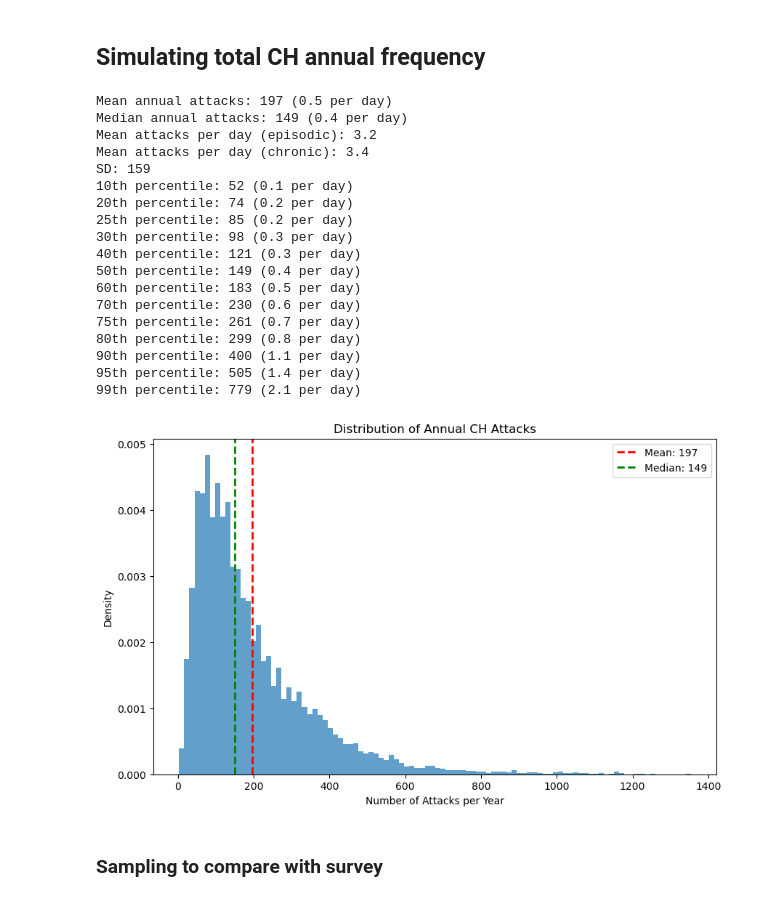
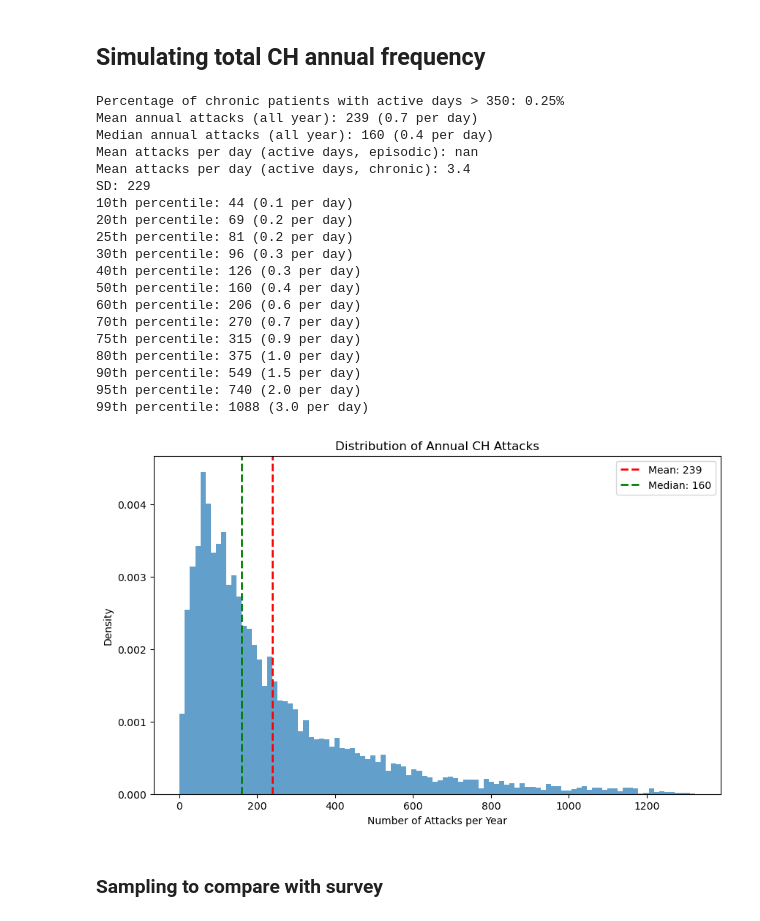
Before and after one commit to aph-research/cluster-headaches, a Jupyter notebook: Cluster headache full model.ipynb, the cells around one changed output. Cells and saved outputs as stored; diff of their text form; code cells hidden in the pictures.

```diff
--- a/Cluster headache full model.ipynb
+++ b/Cluster headache full model.ipynb
@@ -22,7 +22,7 @@ world_adult_population = 5_728_759_000
 total_ch_sufferers = world_adult_population * annual_prevalence # Estimated global CH sufferers
 
 # Define the proportions for each group
-prop_episodic = 0.80
+prop_episodic = 0
 prop_chronic = 1 - prop_episodic
 prop_treated = 0.48
 prop_untreated = 1 - prop_treated
@@ -364,6 +364,7 @@ def simulate_annual_attacks(n_simulations=10000):
     annual_attacks = []
     attacks_per_day_episodic = []
     attacks_per_day_chronic = []
+    chronic_active_days = []
 
     # Prepare parameters for vectorized operations
     is_episodic = np.random.random(n_simulations) < prop_episodic
@@ -395,6 +396,7 @@ def simulate_annual_attacks(n_simulations=10000):
 
         else:  # Chronic
             active_days = generate_chronic_active_days()
+            chronic_active_days.append(active_days)
 
             # Generate attacks for all days at once
             if is_treated[i]:
@@ -407,60 +409,63 @@ def simulate_annual_attacks(n_simulations=10000):
 
         annual_attacks.append(total_attacks)
 
-    return np.array(annual_attacks), np.array(attacks_per_day_episodic), np.array(attacks_per_day_chronic)
+    return np.array(annual_attacks), np.array(attacks_per_day_episodic), np.array(attacks_per_day_chronic), chronic_active_days
 
 # Run the simulation
-annual_attack_distribution, attacks_per_day_episodic, attacks_per_day_chronic = simulate_annual_attacks()
+annual_attack_distribution, attacks_per_day_episodic, attacks_per_day_chronic, chronic_active_days = simulate_annual_attacks()
 
 # Calculate statistics
 mean_attacks = np.mean(annual_attack_distribution)
 median_attacks = np.median(annual_attack_distribution)
 std_attacks = np.std(annual_attack_distribution)
 mean_attacks_per_day_episodic = np.mean(attacks_per_day_episodic)
 mean_attacks_per_day_chronic = np.mean(attacks_per_day_chronic)
 
 percentile_values = [10, 20, 25, 30, 40, 50, 60, 70, 75, 80, 90, 95, 99]
 percentiles = np.percentile(annual_attack_distribution, percentile_values)
 
+print(f"Percentage of chronic patients with active days > 350: {100*np.count_nonzero(np.array(chronic_active_days) > 350) / len(chronic_active_days):.2f}%")
+
 # Print results
-print(f"Mean annual attacks: {mean_attacks:.0f} ({mean_attacks/365:.1f} per day)")
-print(f"Median annual attacks: {median_attacks:.0f} ({median_attacks/365:.1f} per day)")
-print(f"Mean attacks per day (episodic): {mean_attacks_per_day_episodic:.1f}")
-print(f"Mean attacks per day (chronic): {mean_attacks_per_day_chronic:.1f}")
+print(f"Mean annual attacks (all year): {mean_attacks:.0f} ({mean_attacks/365:.1f} per day)")
+print(f"Median annual attacks (all year): {median_attacks:.0f} ({median_attacks/365:.1f} per day)")
+print(f"Mean attacks per day (active days, episodic): {mean_attacks_per_day_episodic:.1f}")
+print(f"Mean attacks per day (active days, chronic): {mean_attacks_per_day_chronic:.1f}")
 print(f"SD: {std_attacks:.0f}")
 for i, percentile in enumerate(percentiles):
     print(f"{percentile_values[i]}th percentile: {percentile:.0f} ({percentile/365:.1f} per day)")
 
 # Plot the distribution
 plt.figure(figsize=(10, 6))
 plt.hist(annual_attack_distribution, bins=100, density=True, alpha=0.7)
 plt.title("Distribution of Annual CH Attacks")
 plt.xlabel("Number of Attacks per Year")
 plt.ylabel("Density")
 plt.axvline(mean_attacks, color='r', linestyle='dashed', linewidth=2, label=f'Mean: {mean_attacks:.0f}')
 plt.axvline(median_attacks, color='g', linestyle='dashed', linewidth=2, label=f'Median: {median_attacks:.0f}')
 plt.legend()
 plt.show()
 # %% [output]
-Mean annual attacks: 197 (0.5 per day)
-Median annual attacks: 149 (0.4 per day)
-Mean attacks per day (episodic): 3.2
-Mean attacks per day (chronic): 3.4
-SD: 159
-10th percentile: 52 (0.1 per day)
-20th percentile: 74 (0.2 per day)
-25th percentile: 85 (0.2 per day)
-30th percentile: 98 (0.3 per day)
-40th percentile: 121 (0.3 per day)
-50th percentile: 149 (0.4 per day)
-60th percentile: 183 (0.5 per day)
-70th percentile: 230 (0.6 per day)
-75th percentile: 261 (0.7 per day)
-80th percentile: 299 (0.8 per day)
-90th percentile: 400 (1.1 per day)
-95th percentile: 505 (1.4 per day)
-99th percentile: 779 (2.1 per day)
+Percentage of chronic patients with active days > 350: 0.25%
+Mean annual attacks (all year): 239 (0.7 per day)
+Median annual attacks (all year): 160 (0.4 per day)
+Mean attacks per day (active days, episodic): nan
+Mean attacks per day (active days, chronic): 3.4
+SD: 229
+10th percentile: 44 (0.1 per day)
+20th percentile: 69 (0.2 per day)
+25th percentile: 81 (0.2 per day)
+30th percentile: 96 (0.3 per day)
+40th percentile: 126 (0.3 per day)
+50th percentile: 160 (0.4 per day)
+60th percentile: 206 (0.6 per day)
+70th percentile: 270 (0.7 per day)
+75th percentile: 315 (0.9 per day)
+80th percentile: 375 (1.0 per day)
+90th percentile: 549 (1.5 per day)
+95th percentile: 740 (2.0 per day)
+99th percentile: 1088 (3.0 per day)
-[figure, old version]
+[figure, new version]
 # %% [markdown]
 ### Sampling to compare with survey
 # %%
```
Also changed, not shown: parts of 2 cells of this notebook.
